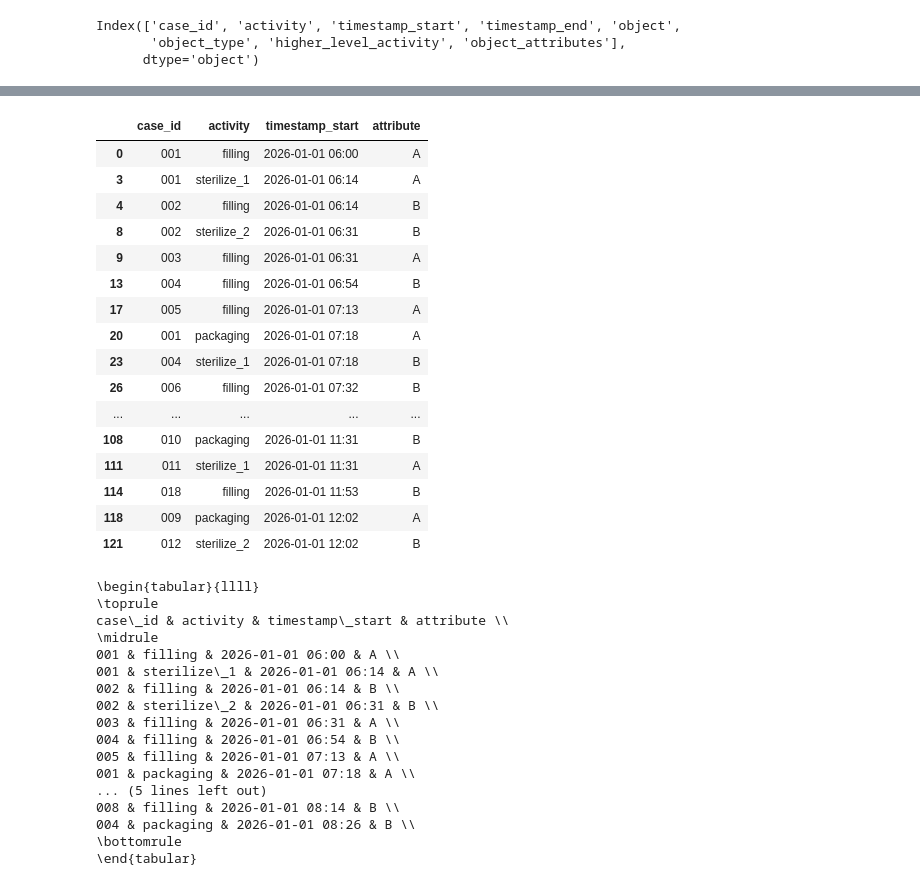
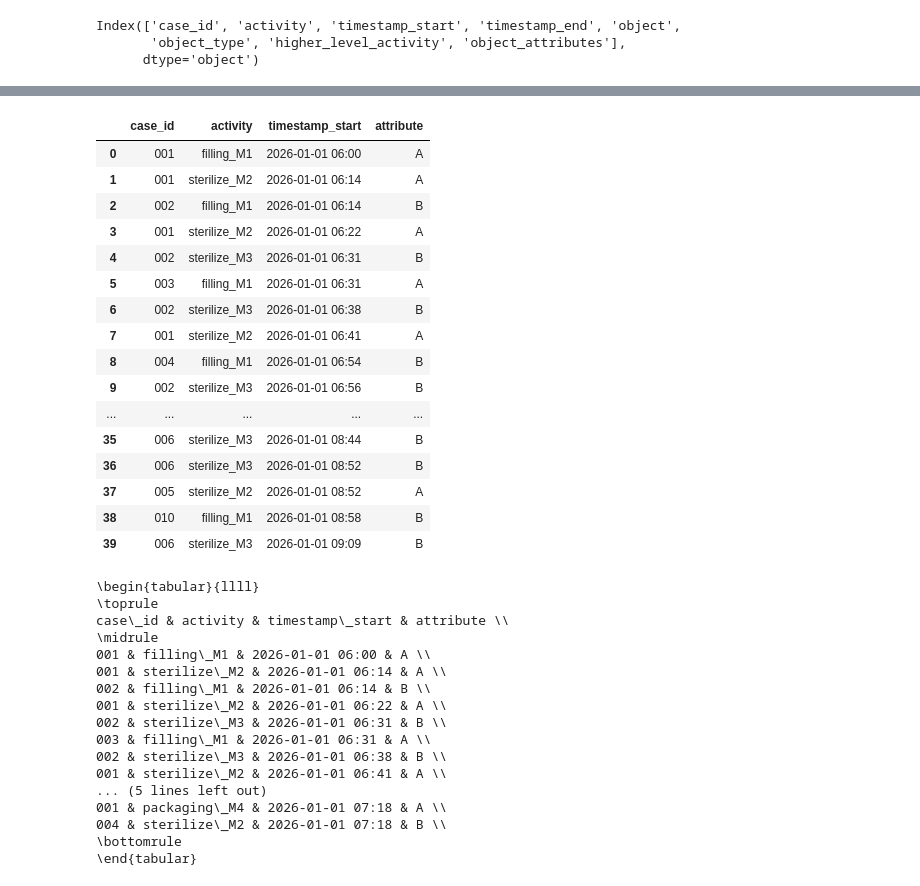
Before and after one commit to zapataunipaderborn/process_energy_demand_modelling, a Jupyter notebook: src/00_generate_process_0_autoclave_event_log.ipynb, the cells around one changed output, grey strips where cells are left out. Drawn from its saved outputs; the diff is of its cells as text; code cells hidden in the pictures.

```diff
--- a/src/00_generate_process_0_autoclave_event_log.ipynb
+++ b/src/00_generate_process_0_autoclave_event_log.ipynb
@@ -794,75 +697,76 @@ batch\_0004 & packaging & 2026-01-01 08:26:52 & 2026-01-01 08:41:10 & B \\
 \bottomrule
 \end{tabular}
 # %%
-material_log = event_log[event_log["object_type"] == "material_flow"].copy()
+machine_log = event_log[event_log["object_type"] == "machine_state"].copy()
 
 # Expand object_attributes into columns
 attrs_cols = pd.json_normalize(
-    material_log["object_attributes"].apply(lambda x: x if isinstance(x, dict) else {})
+    machine_log["object_attributes"].apply(lambda x: x if isinstance(x, dict) else {})
 ).add_prefix("attr_")
 
 # Ensure attribute column exists
 if "attr_variant" not in attrs_cols.columns:
     attrs_cols["attr_variant"] = pd.NA
 
-# Build result table with required columns
-result_table = material_log[["case_id", "activity", "timestamp_start"]].copy()
+# Build result table and show higher-level activity as activity
+result_table = machine_log[["case_id", "higher_level_activity", "timestamp_start"]].copy()
+result_table = result_table.rename(columns={"higher_level_activity": "activity"})
 
 # Format timestamp
 result_table["timestamp_start"] = pd.to_datetime(
     result_table["timestamp_start"]
 ).dt.strftime("%Y-%m-%d %H:%M")
 
 # Keep only last 3 digits of case_id
 result_table["case_id"] = result_table["case_id"].astype(str).str[-3:]
 
 # Add attribute column
 result_table["attribute"] = attrs_cols["attr_variant"].values
 
 display(result_table.head(40))
 
 # LaTeX export
 latex_df = result_table.head(15).copy()
 latex_df.columns = [c.replace("_", r"\_") for c in latex_df.columns]
 
 for col in latex_df.select_dtypes(include=["object"]).columns:
     latex_df[col] = latex_df[col].astype(str).str.replace("_", r"\_", regex=False)
 
 latex_table = latex_df.to_latex(index=False, escape=False)
 print(latex_table)
 # %% [output]
 |  | case_id | activity | timestamp_start | attribute |
-| 0 | 001 | filling | 2026-01-01 06:00 | A |
-| 3 | 001 | sterilize_1 | 2026-01-01 06:14 | A |
-| 4 | 002 | filling | 2026-01-01 06:14 | B |
-| 8 | 002 | sterilize_2 | 2026-01-01 06:31 | B |
-| 9 | 003 | filling | 2026-01-01 06:31 | A |
-| 13 | 004 | filling | 2026-01-01 06:54 | B |
-| 17 | 005 | filling | 2026-01-01 07:13 | A |
-| 20 | 001 | packaging | 2026-01-01 07:18 | A |
-| 23 | 004 | sterilize_1 | 2026-01-01 07:18 | B |
-| 26 | 006 | filling | 2026-01-01 07:32 | B |
+| 0 | 001 | filling_M1 | 2026-01-01 06:00 | A |
+| 1 | 001 | sterilize_M2 | 2026-01-01 06:14 | A |
+| 2 | 002 | filling_M1 | 2026-01-01 06:14 | B |
+| 3 | 001 | sterilize_M2 | 2026-01-01 06:22 | A |
+| 4 | 002 | sterilize_M3 | 2026-01-01 06:31 | B |
+| 5 | 003 | filling_M1 | 2026-01-01 06:31 | A |
+| 6 | 002 | sterilize_M3 | 2026-01-01 06:38 | B |
+| 7 | 001 | sterilize_M2 | 2026-01-01 06:41 | A |
+| 8 | 004 | filling_M1 | 2026-01-01 06:54 | B |
+| 9 | 002 | sterilize_M3 | 2026-01-01 06:56 | B |
 | ... | ... | ... | ... | ... |
-| 108 | 010 | packaging | 2026-01-01 11:31 | B |
-| 111 | 011 | sterilize_1 | 2026-01-01 11:31 | A |
-| 114 | 018 | filling | 2026-01-01 11:53 | B |
-| 118 | 009 | packaging | 2026-01-01 12:02 | A |
-| 121 | 012 | sterilize_2 | 2026-01-01 12:02 | B |
+| 35 | 006 | sterilize_M3 | 2026-01-01 08:44 | B |
+| 36 | 006 | sterilize_M3 | 2026-01-01 08:52 | B |
+| 37 | 005 | sterilize_M2 | 2026-01-01 08:52 | A |
+| 38 | 010 | filling_M1 | 2026-01-01 08:58 | B |
+| 39 | 006 | sterilize_M3 | 2026-01-01 09:09 | B |
 \begin{tabular}{llll}
 \toprule
 case\_id & activity & timestamp\_start & attribute \\
 \midrule
-001 & filling & 2026-01-01 06:00 & A \\
-001 & sterilize\_1 & 2026-01-01 06:14 & A \\
-002 & filling & 2026-01-01 06:14 & B \\
-002 & sterilize\_2 & 2026-01-01 06:31 & B \\
-003 & filling & 2026-01-01 06:31 & A \\
-004 & filling & 2026-01-01 06:54 & B \\
-005 & filling & 2026-01-01 07:13 & A \\
-001 & packaging & 2026-01-01 07:18 & A \\
+001 & filling\_M1 & 2026-01-01 06:00 & A \\
+001 & sterilize\_M2 & 2026-01-01 06:14 & A \\
+002 & filling\_M1 & 2026-01-01 06:14 & B \\
+001 & sterilize\_M2 & 2026-01-01 06:22 & A \\
+002 & sterilize\_M3 & 2026-01-01 06:31 & B \\
+003 & filling\_M1 & 2026-01-01 06:31 & A \\
+002 & sterilize\_M3 & 2026-01-01 06:38 & B \\
+001 & sterilize\_M2 & 2026-01-01 06:41 & A \\
 ... (5 lines left out)
-008 & filling & 2026-01-01 08:14 & B \\
-004 & packaging & 2026-01-01 08:26 & B \\
+001 & packaging\_M4 & 2026-01-01 07:18 & A \\
+004 & sterilize\_M2 & 2026-01-01 07:18 & B \\
 \bottomrule
 \end{tabular}
 # %%
```
Also changed, not shown: parts of 16 cells of this notebook.
